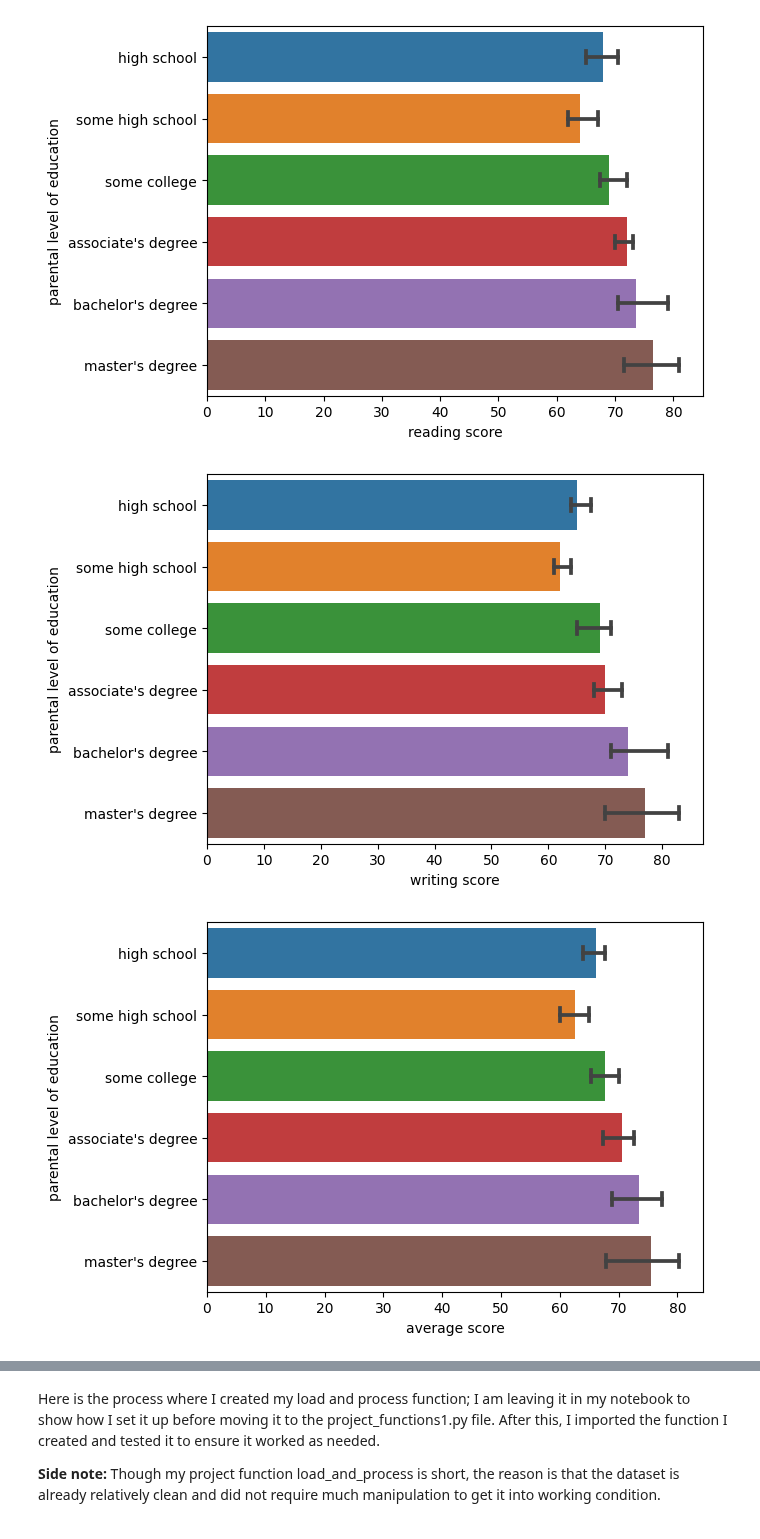
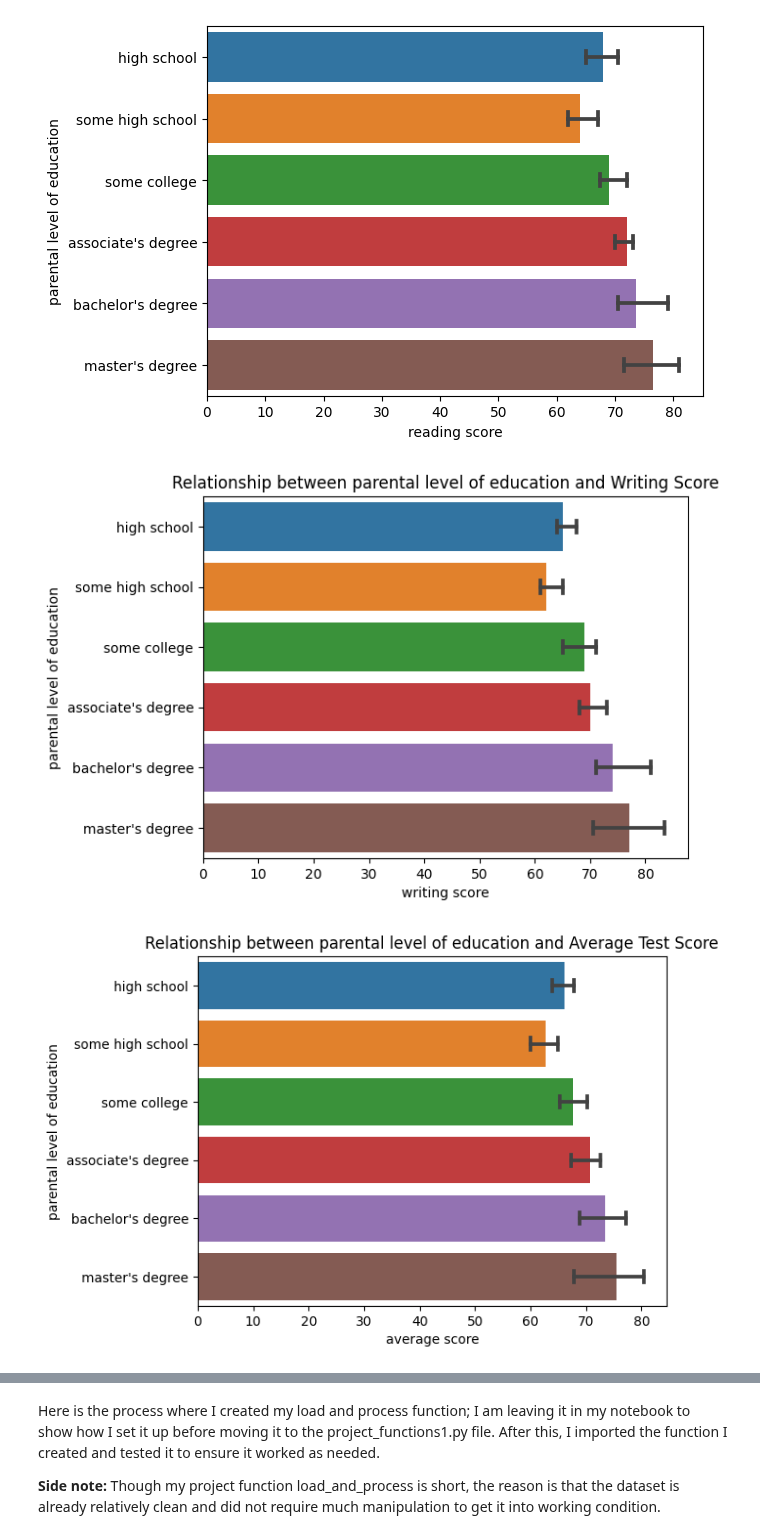
Before and after one commit to ubco-W2022T1-cosc301/project-group01, a Jupyter notebook: notebooks/analysis1.ipynb, the cells around one changed output, grey strips where cells are left out. Saved outputs shown, nothing was run; the diff lists cells and outputs as text; code cells hidden in the pictures.

```diff
--- a/notebooks/analysis1.ipynb
+++ b/notebooks/analysis1.ipynb
@@ -124,11 +133,11 @@ barplotReading = sns.barplot(y="parental level of education", x="reading score",
 # %% [output]
 [figure]
 # %%
-barplotWriting = sns.barplot(y="parental level of education", x="writing score", data=df, estimator=np.median, capsize=.2)
+barplotWriting = sns.barplot(y="parental level of education", x="writing score", data=df, estimator=np.median, capsize=.2).set(title="Relationship between parental level of education and Writing Score")
 # %% [output]
-[figure, old version]
+[figure, new version]
 # %%
-barplotAverage = sns.barplot(y="parental level of education", x="average score", data=df, estimator=np.median, capsize=.2)
+barplotAverage = sns.barplot(y="parental level of education", x="average score", data=df, estimator=np.median, capsize=.2).set(title="Relationship between parental level of education and Average Test Score")
 # %% [output]
-[figure, old version]
+[figure, new version]
 # %%
```
Also changed, not shown: parts of 14 cells of this notebook.
